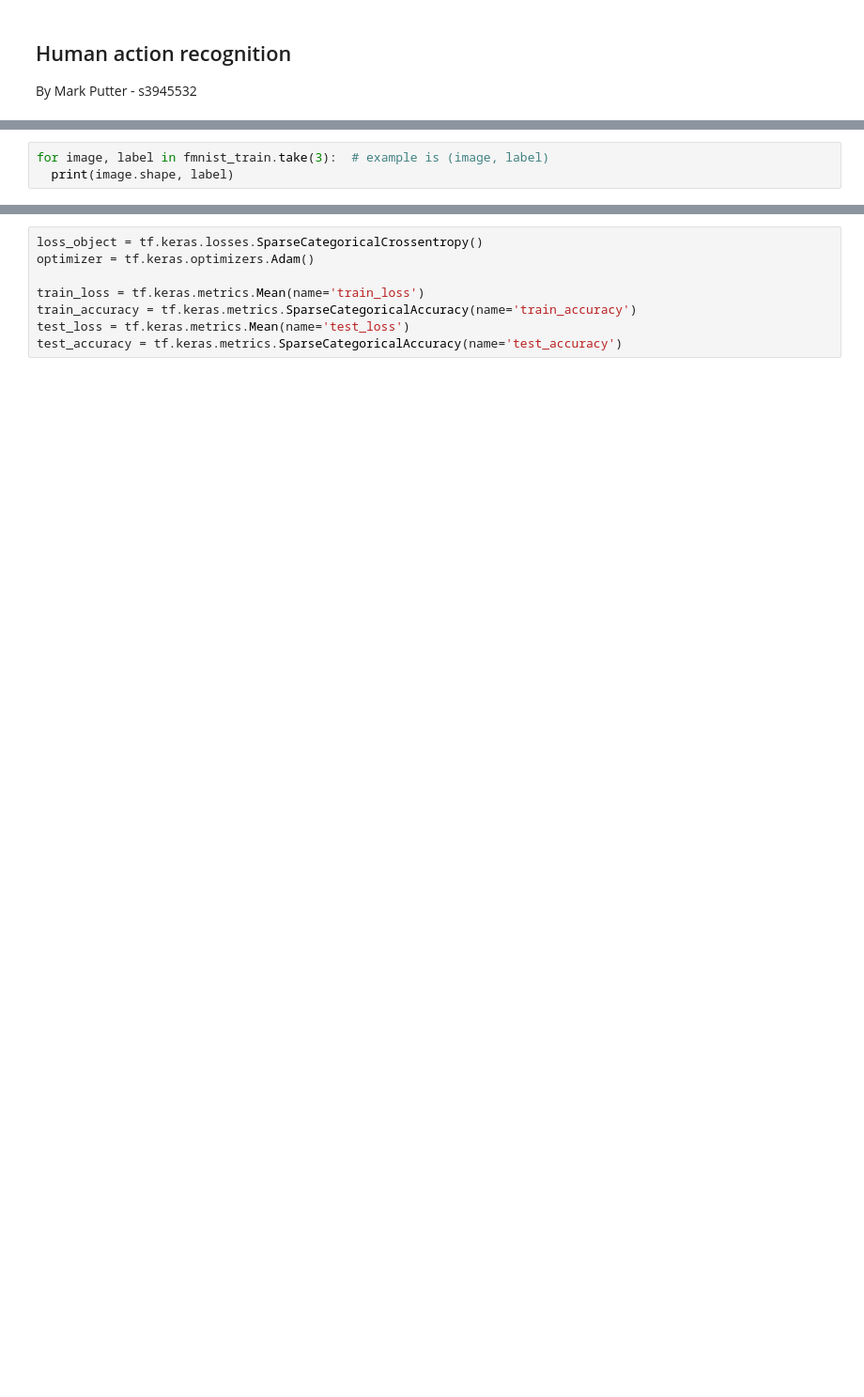
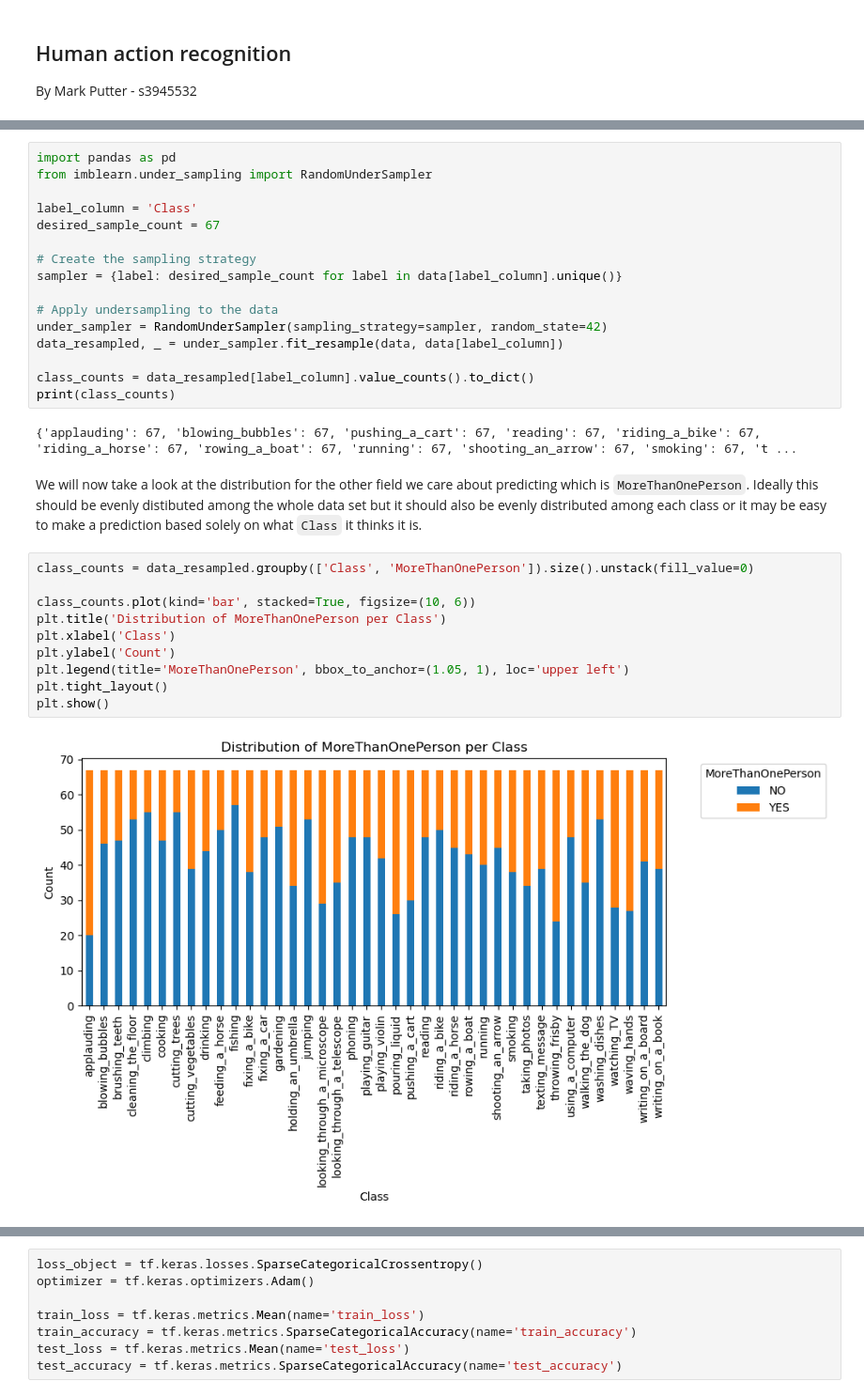
Before and after one commit to Mark-Putter/DL_A1, a Jupyter notebook: assignment1.ipynb, the cells around one changed output, grey strips where cells are left out. Shown at 94% size. Cells and saved outputs as stored; diff of their text form; blank space fills up the shorter version.

```diff
--- a/assignment1.ipynb
+++ b/assignment1.ipynb
@@ -56,3 +3,0 @@ fmnist_test = fmnist_test.map(convert_types).batch(batch_size)
-# %%
-for image, label in fmnist_train.take(3):  # example is (image, label)
-  print(image.shape, label)
@@ -58,0 +61,32 @@ for image, label in fmnist_train.take(3):  # example is (image, label)
+# %%
+import pandas as pd
+from imblearn.under_sampling import RandomUnderSampler
+
+label_column = 'Class'
+desired_sample_count = 67
+
+# Create the sampling strategy
+sampler = {label: desired_sample_count for label in data[label_column].unique()}
+
+# Apply undersampling to the data
+under_sampler = RandomUnderSampler(sampling_strategy=sampler, random_state=42)
+data_resampled, _ = under_sampler.fit_resample(data, data[label_column])
+
+class_counts = data_resampled[label_column].value_counts().to_dict()
+print(class_counts)
+# %% [output]
+{'applauding': 67, 'blowing_bubbles': 67, 'pushing_a_cart': 67, 'reading': 67, 'riding_a_bike': 67, 'riding_a_horse': 67, 'rowing_a_boat': 67, 'running': 67, 'shooting_an_arrow': 67, 'smoking': 67, 't ...
+# %% [markdown]
+We will now take a look at the distribution for the other field we care about predicting which is `MoreThanOnePerson`. Ideally this should be evenly distibuted among the whole data set but it should also be evenly distributed among each class or it may be easy to make a prediction based solely on what `Class` it thinks it is.
+# %%
+class_counts = data_resampled.groupby(['Class', 'MoreThanOnePerson']).size().unstack(fill_value=0)
+
+class_counts.plot(kind='bar', stacked=True, figsize=(10, 6))
+plt.title('Distribution of MoreThanOnePerson per Class')
+plt.xlabel('Class')
+plt.ylabel('Count')
+plt.legend(title='MoreThanOnePerson', bbox_to_anchor=(1.05, 1), loc='upper left')
+plt.tight_layout()
+plt.show()
+# %% [output]
+[figure, added]
```
Also changed, not shown: parts of 15 cells of this notebook.
